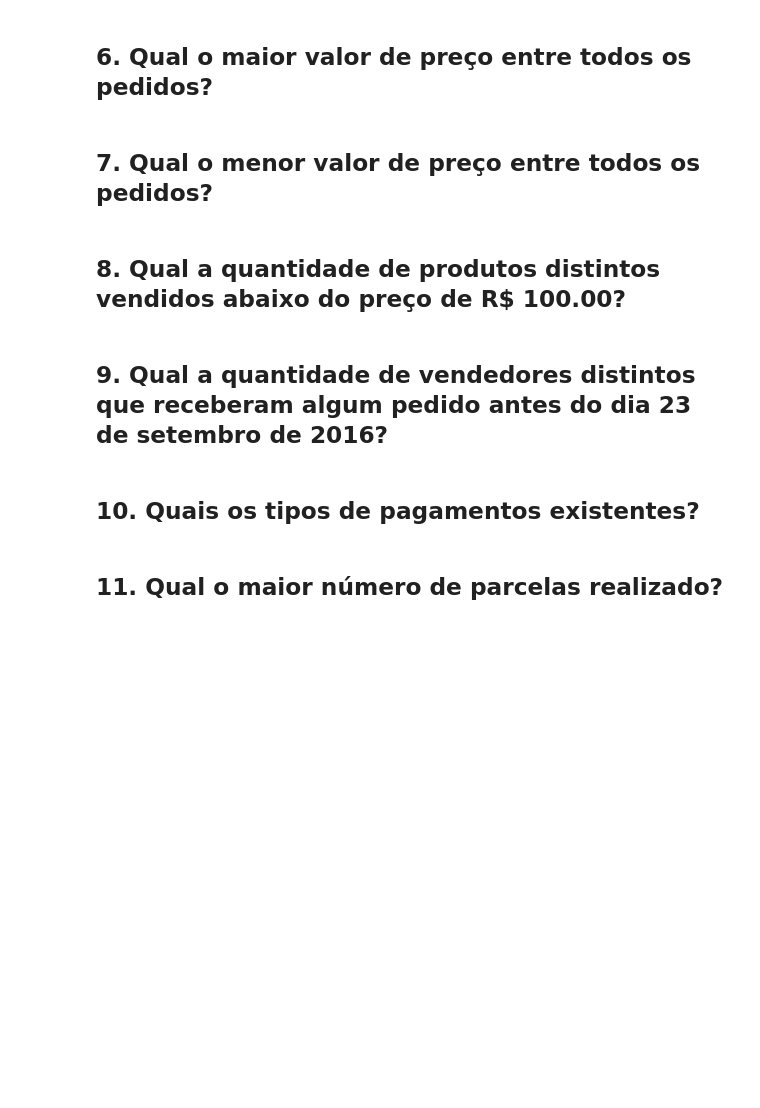
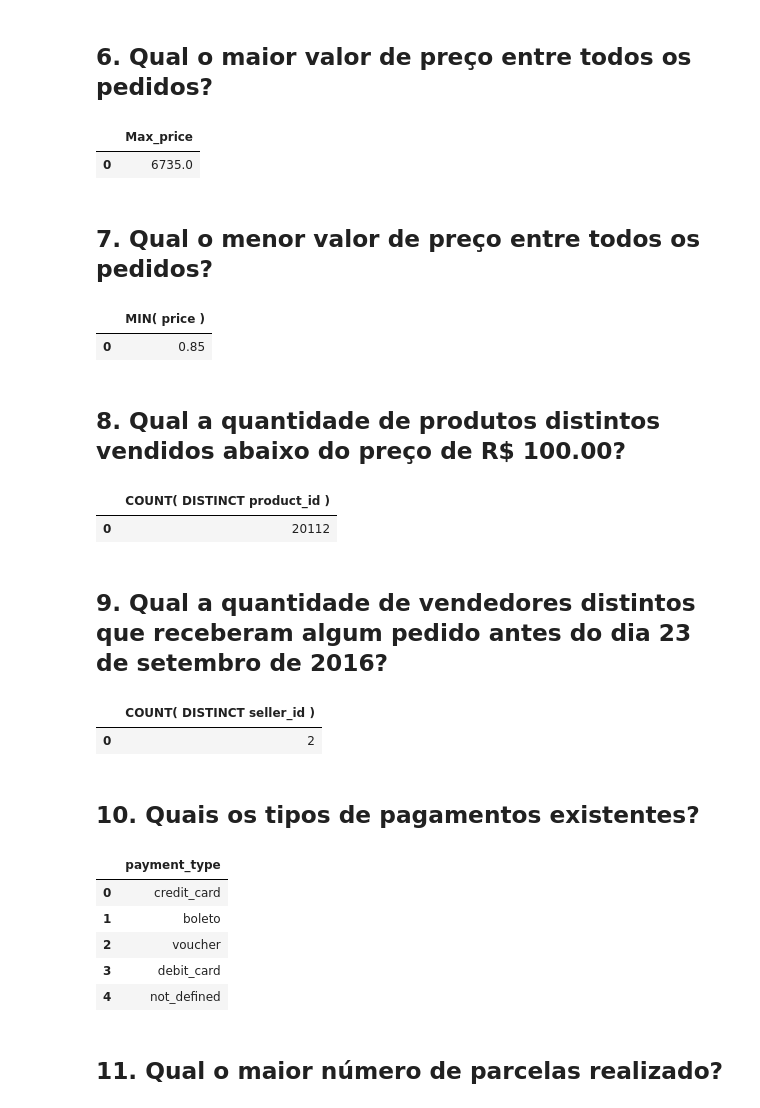
Before and after one commit to alessandra-barbosa/olist_brazil_advanced_sql, a Jupyter notebook: olist_brazil_avanced_sql.ipynb, the cells around one changed output. Saved outputs shown, nothing was run; the diff lists cells and outputs as text; code cells hidden in the pictures; blank space fills up the shorter version.

```diff
--- a/olist_brazil_avanced_sql.ipynb
+++ b/olist_brazil_avanced_sql.ipynb
@@ -597,13 +606,82 @@ table
 | 0 | 120.653739 |
 # %% [markdown]
 ## 6. Qual o maior valor de preço entre todos os pedidos?
+# %%
+query="""
+
+SELECT
+MAX( price ) as Max_price
+FROM order_items oi
+
+"""
+table=pd.read_sql_query(query,conn)
+table
+# %% [output]
+|  | Max_price |
+| 0 | 6735.0 |
 # %% [markdown]
 ## 7. Qual o menor valor de preço entre todos os pedidos?
+# %%
+query="""
+
+SELECT
+MIN( price )
+FROM order_items oi
+
+"""
+table=pd.read_sql_query(query,conn)
+table
+# %% [output]
+|  | MIN( price ) |
+| 0 | 0.85 |
 # %% [markdown]
 ## 8. Qual a quantidade de produtos distintos vendidos abaixo do preço de R$ 100.00?
+# %%
+query="""
+
+SELECT
+COUNT( DISTINCT product_id )
+FROM order_items oi
+WHERE price<100
+"""
+table=pd.read_sql_query(query,conn)
+table
+# %% [output]
+|  | COUNT( DISTINCT product_id ) |
+| 0 | 20112 |
 # %% [markdown]
 ## 9. Qual a quantidade de vendedores distintos que receberam algum pedido antes do dia 23 de setembro de 2016?
+# %%
+query="""
+
+SELECT
+COUNT( DISTINCT seller_id )
+FROM order_items oi
+WHERE shipping_limit_date<'2016-09-23 00:00:00'
+"""
+table=pd.read_sql_query(query,conn)
+table
+# %% [output]
+|  | COUNT( DISTINCT seller_id ) |
+| 0 | 2 |
 # %% [markdown]
 ## 10. Quais os tipos de pagamentos existentes?
+# %%
+query="""
+
+SELECT
+    DISTINCT payment_type
+FROM order_payments op
+
+"""
+table=pd.read_sql_query(query,conn)
+table
+# %% [output]
+|  | payment_type |
+| 0 | credit_card |
+| 1 | boleto |
+| 2 | voucher |
+| 3 | debit_card |
+| 4 | not_defined |
 # %% [markdown]
 ## 11. Qual o maior número de parcelas realizado?
```
Also changed, not shown: parts of 13 cells of this notebook.
